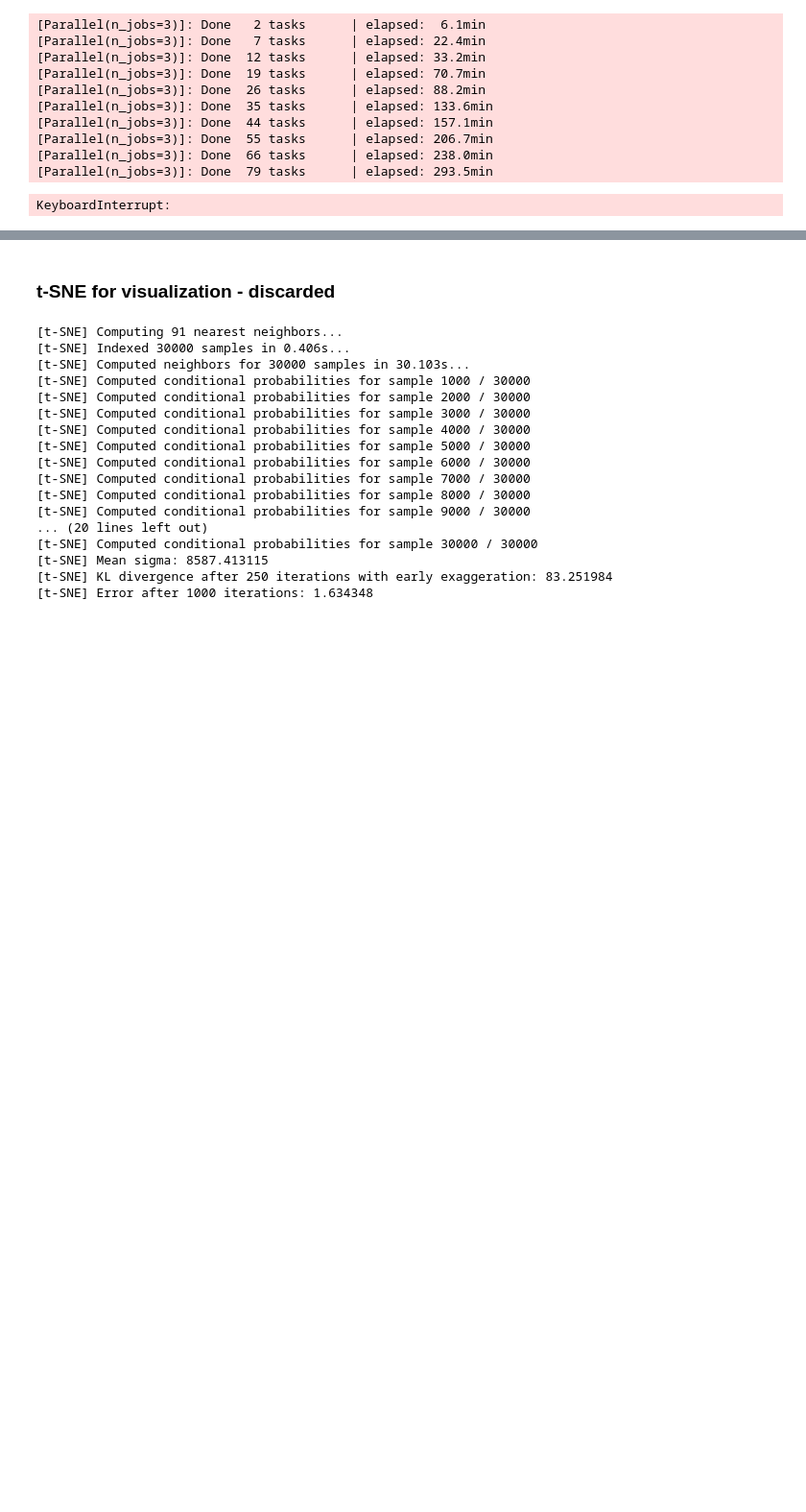
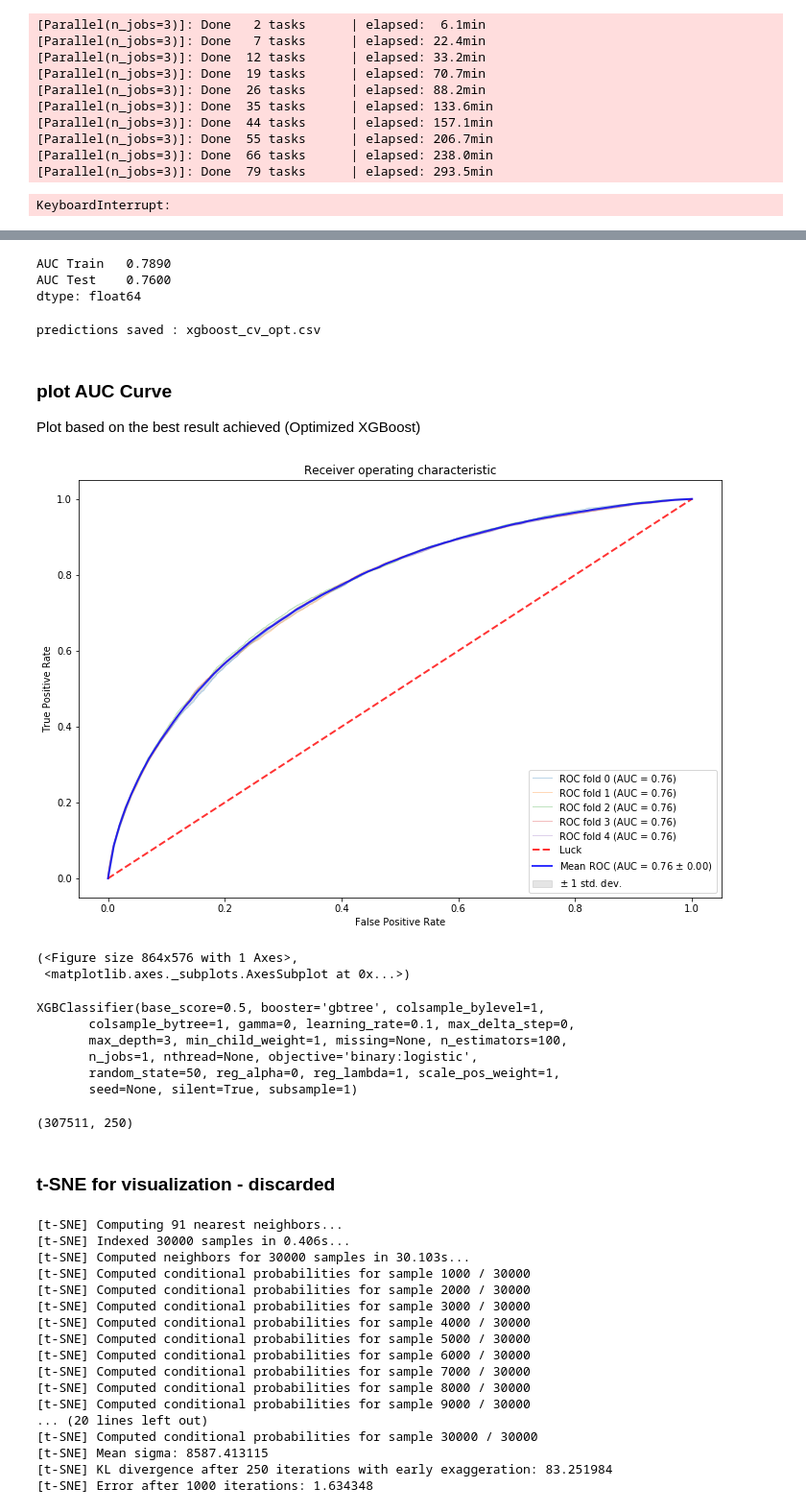
Before and after one commit to bodias/machine-learning, a Jupyter notebook: projects/capstone/home_credit/capstone_report.ipynb, the cells around one changed output, grey strips where cells are left out. Shown at 96% size. Saved outputs shown, nothing was run; the diff lists cells and outputs as text; code cells hidden in the pictures; blank space fills up the shorter version.

```diff
--- a/projects/capstone/home_credit/capstone_report.ipynb
+++ b/projects/capstone/home_credit/capstone_report.ipynb
@@ -600,7 +548,7 @@ def plot_roc_curve(fprs, tprs):
     tprs_interp = []
     aucs = []
     mean_fpr = np.linspace(0, 1, 100)
-    f, ax = plt.subplots(figsize=(14,10))
+    f, ax = plt.subplots(figsize=(12,8))
 
     # Plot ROC for each K-Fold + compute AUC scores.
     for i, (fpr, tpr) in enumerate(zip(fprs, tprs)):
@@ -882,0 +875,8 @@ result[result[0]==1]
+# %%
+X = app_train[features]
+y = app_train['TARGET']
+xgboost_cv_opt = XGBClassifier(learning_rate =0.1, max_depth=3,min_child_weight=3,gamma=0.0,n_estimators=500,  \
+                            subsample=0.8, colsample_bytree=0.8, objective= 'binary:logistic', \
+                            nthread=4, scale_pos_weight=1, seed=50)
+xgboost_cv_opt , fprs_xgb_opt, tprs_xgb_xgb_opt, results_xgb_opt = train_test_cv(xgboost_cv_opt,X,y)
+results_xgb_opt
@@ -882,0 +891,31 @@ result[result[0]==1]
+# %%
+results_xgb_opt.mean()
+# %% [output]
+AUC Train   0.7890
+AUC Test    0.7600
+dtype: float64
+# %%
+pred_xgboost_cv_opt = xgboost_cv_opt.predict_proba(app_test[features])[:, 1]
+save_results_to_submit(pred_xgboost_cv_opt,filename="xgboost_cv_opt.csv")
+# %% [output]
+predictions saved : xgboost_cv_opt.csv
+# %% [markdown]
+### plot AUC Curve
+
+Plot based on the best result achieved (Optimized XGBoost)
+# %%
+plot_roc_curve(fprs_xgb_opt, tprs_xgb_xgb_opt)
+# %% [output]
+[figure, added]
+(<Figure size 864x576 with 1 Axes>,
+ <matplotlib.axes._subplots.AxesSubplot at 0x...>)
+# %%
+params1 = XGBClassifier(random_state=50)
+params1
+# %% [output]
+XGBClassifier(base_score=0.5, booster='gbtree', colsample_bylevel=1,
+       colsample_bytree=1, gamma=0, learning_rate=0.1, max_delta_step=0,
+       max_depth=3, min_child_weight=1, missing=None, n_estimators=100,
+       n_jobs=1, nthread=None, objective='binary:logistic',
+       random_state=50, reg_alpha=0, reg_lambda=1, scale_pos_weight=1,
+       seed=None, silent=True, subsample=1)
@@ -882,0 +944,4 @@ result[result[0]==1]
+# %%
+app_train.shape
+# %% [output]
+(307511, 250)
```
Also changed, not shown: parts of 28 cells of this notebook, 2 other files.
